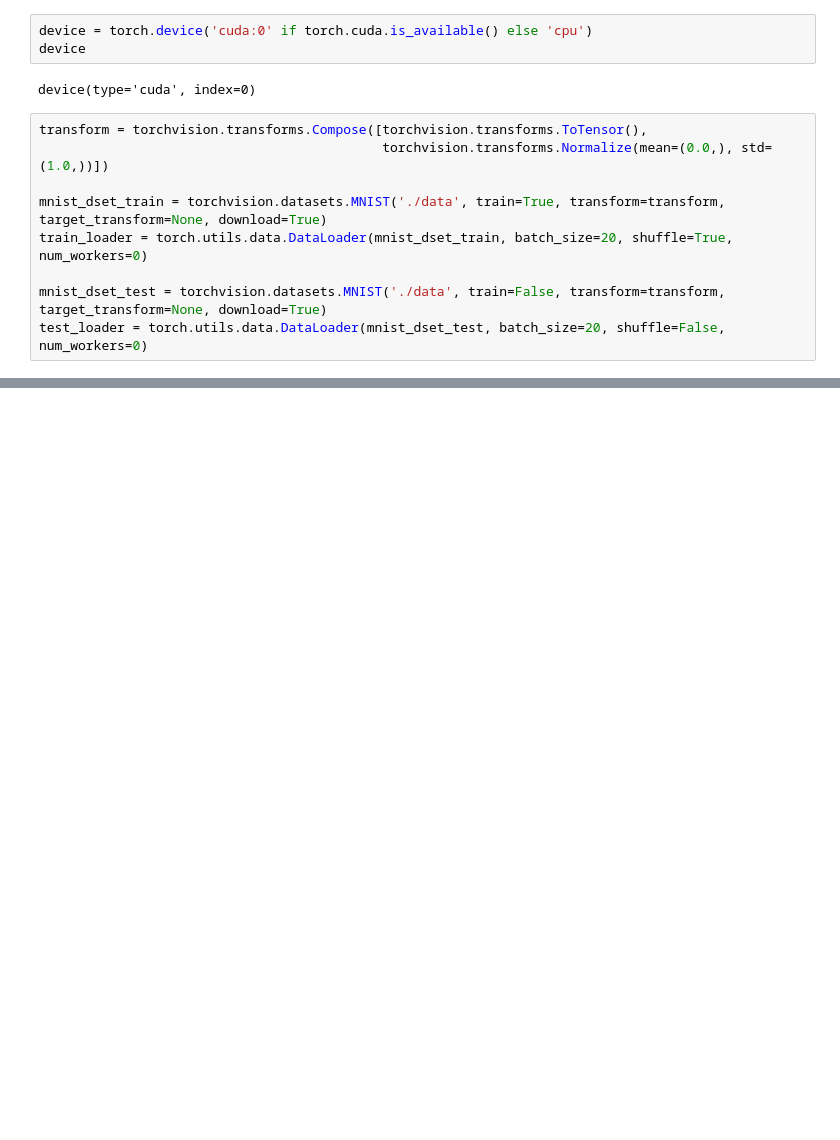
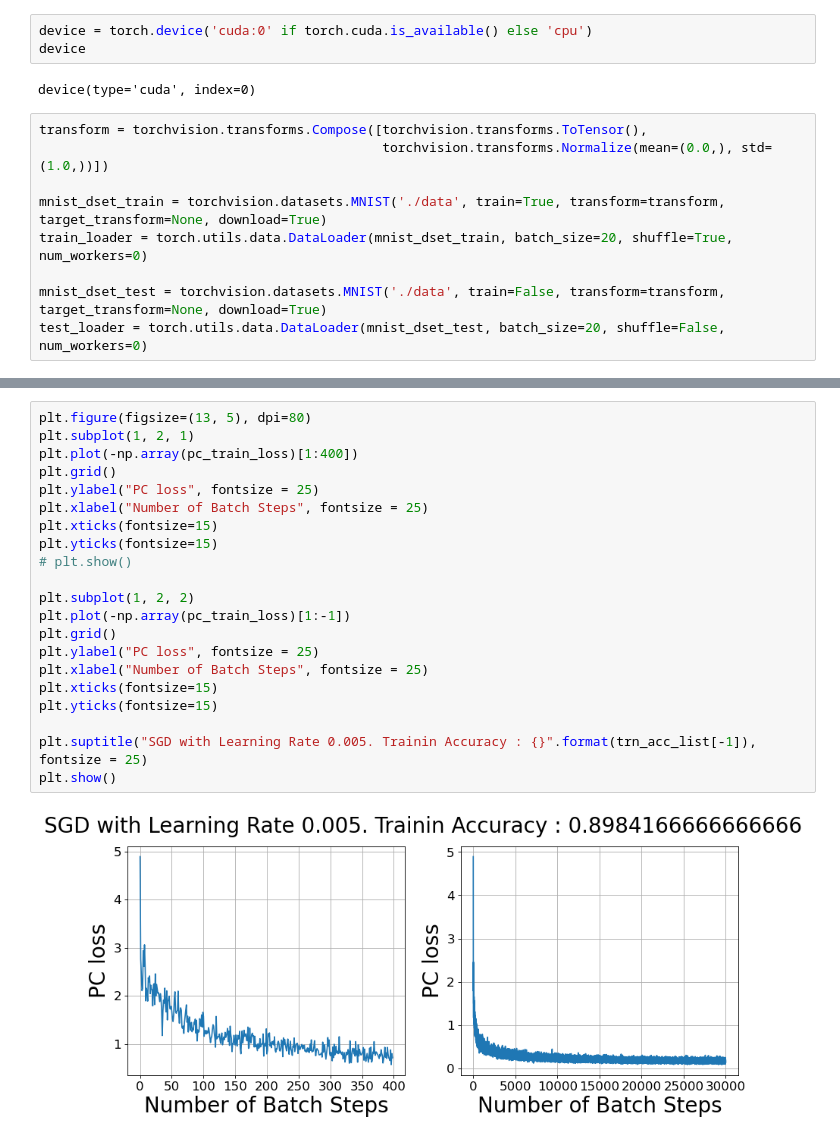
Before and after one commit to BariscanBozkurt/Supervised-CorInfoMax, a Jupyter notebook: NotebookExperiments/MNIST_Predictive_Coding_Naive_SGD.ipynb, the cells around one changed output, grey strips where cells are left out. Cells and saved outputs as stored; diff of their text form; blank space fills up the shorter version.

```diff
--- a/NotebookExperiments/MNIST_Predictive_Coding_Naive_SGD.ipynb
+++ b/NotebookExperiments/MNIST_Predictive_Coding_Naive_SGD.ipynb
@@ -97,3 +157,26 @@ Epoch : 12, Train Accuracy : 0.8535833333333334, Test Accuracy : 0.855
+# %%
+plt.figure(figsize=(13, 5), dpi=80)
+plt.subplot(1, 2, 1)
+plt.plot(-np.array(pc_train_loss)[1:400])
+plt.grid()
+plt.ylabel("PC loss", fontsize = 25)
+plt.xlabel("Number of Batch Steps", fontsize = 25)
+plt.xticks(fontsize=15)
+plt.yticks(fontsize=15)
+# plt.show()
+
+plt.subplot(1, 2, 2)
+plt.plot(-np.array(pc_train_loss)[1:-1])
+plt.grid()
+plt.ylabel("PC loss", fontsize = 25)
+plt.xlabel("Number of Batch Steps", fontsize = 25)
+plt.xticks(fontsize=15)
+plt.yticks(fontsize=15)
+
+plt.suptitle("SGD with Learning Rate 0.005. Trainin Accuracy : {}".format(trn_acc_list[-1]), fontsize = 25)
+plt.show()
+# %% [output]
+[figure, added]
 # %%
 plot_convergence_plot(trn_acc_list, xlabel = 'Number of Epochs', ylabel = 'Accuracy %',
                       title = 'PC Train Accuracy w.r.t. Epochs',
```
Also changed, not shown: parts of 7 cells of this notebook, 8 other files.
